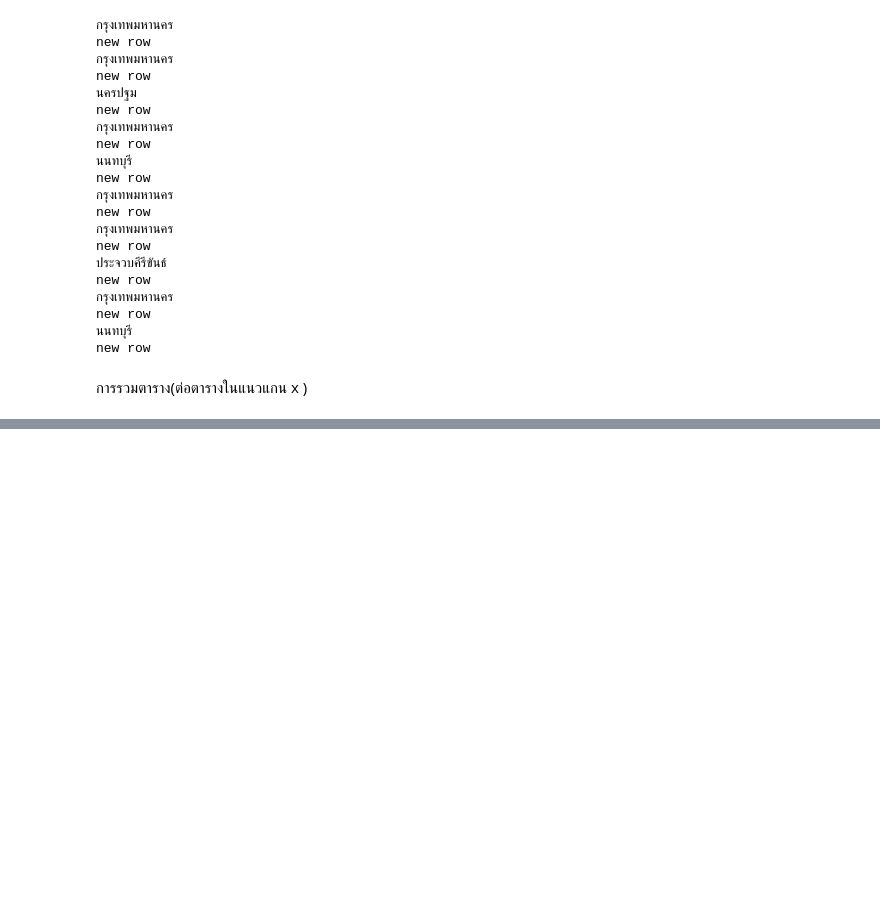
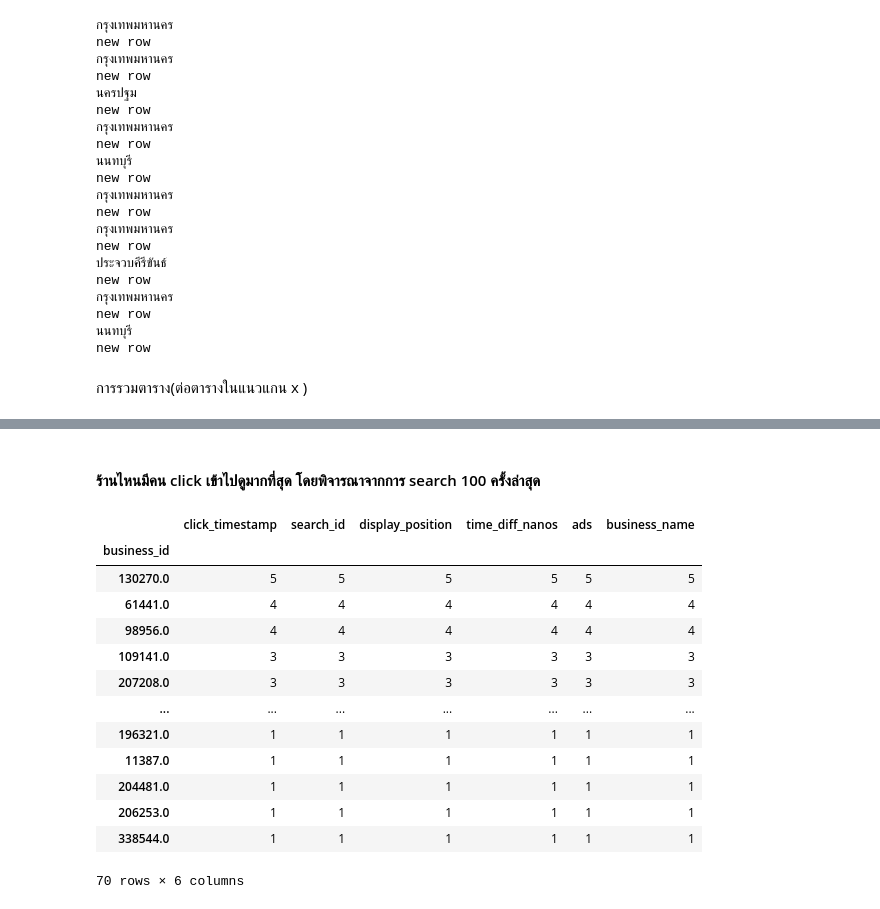
Before and after one commit to sskboonmee/DWDM21, a Jupyter notebook: Data_processing_(Chapter3).ipynb, the cells around one changed output, grey strips where cells are left out. Saved outputs shown, nothing was run; the diff lists cells and outputs as text; code cells hidden in the pictures; blank space fills up the shorter version.

```diff
--- a/Data_processing_(Chapter3).ipynb
+++ b/Data_processing_(Chapter3).ipynb
@@ -1199,0 +1328,19 @@ new row
+# %% [markdown]
+#### ร้านไหนมีคน click เข้าไปดูมากที่สุด โดยพิจารณาจากการ search 100 ครั้งล่าสุด
+# %%
+search100.groupby('business_id').count().sort_values(by=['search_id'],ascending=False)
+# %% [output]
+|  | click_timestamp | search_id | display_position | time_diff_nanos | ads | business_name |
+| business_id |  |  |  |  |  |  |
+| 130270.0 | 5 | 5 | 5 | 5 | 5 | 5 |
+| 61441.0 | 4 | 4 | 4 | 4 | 4 | 4 |
+| 98956.0 | 4 | 4 | 4 | 4 | 4 | 4 |
+| 109141.0 | 3 | 3 | 3 | 3 | 3 | 3 |
+| 207208.0 | 3 | 3 | 3 | 3 | 3 | 3 |
+| ... | ... | ... | ... | ... | ... | ... |
+| 196321.0 | 1 | 1 | 1 | 1 | 1 | 1 |
+| 11387.0 | 1 | 1 | 1 | 1 | 1 | 1 |
+| 204481.0 | 1 | 1 | 1 | 1 | 1 | 1 |
+| 206253.0 | 1 | 1 | 1 | 1 | 1 | 1 |
+| 338544.0 | 1 | 1 | 1 | 1 | 1 | 1 |
+70 rows × 6 columns
```
Also changed, not shown: parts of 23 cells of this notebook.
